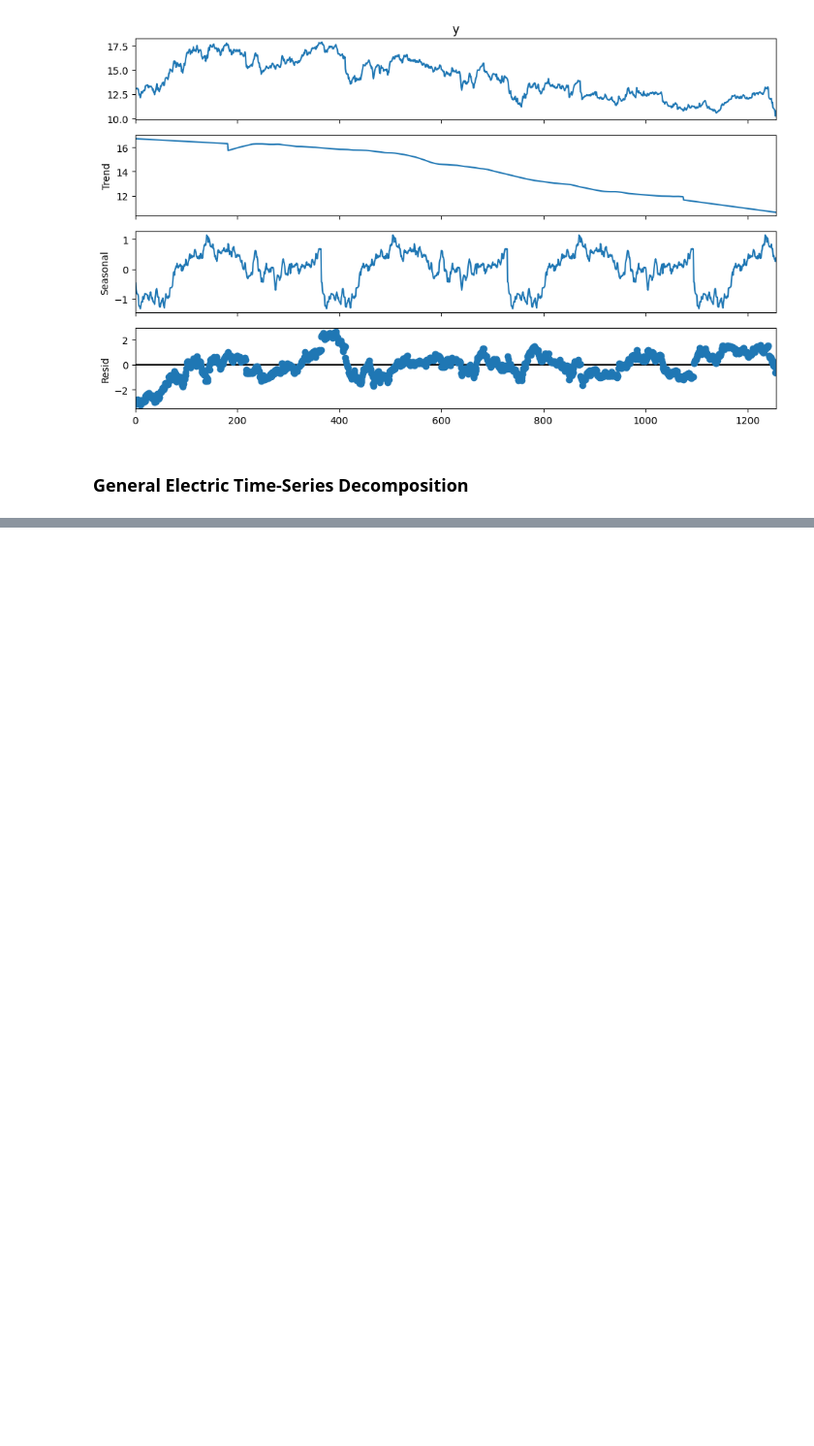
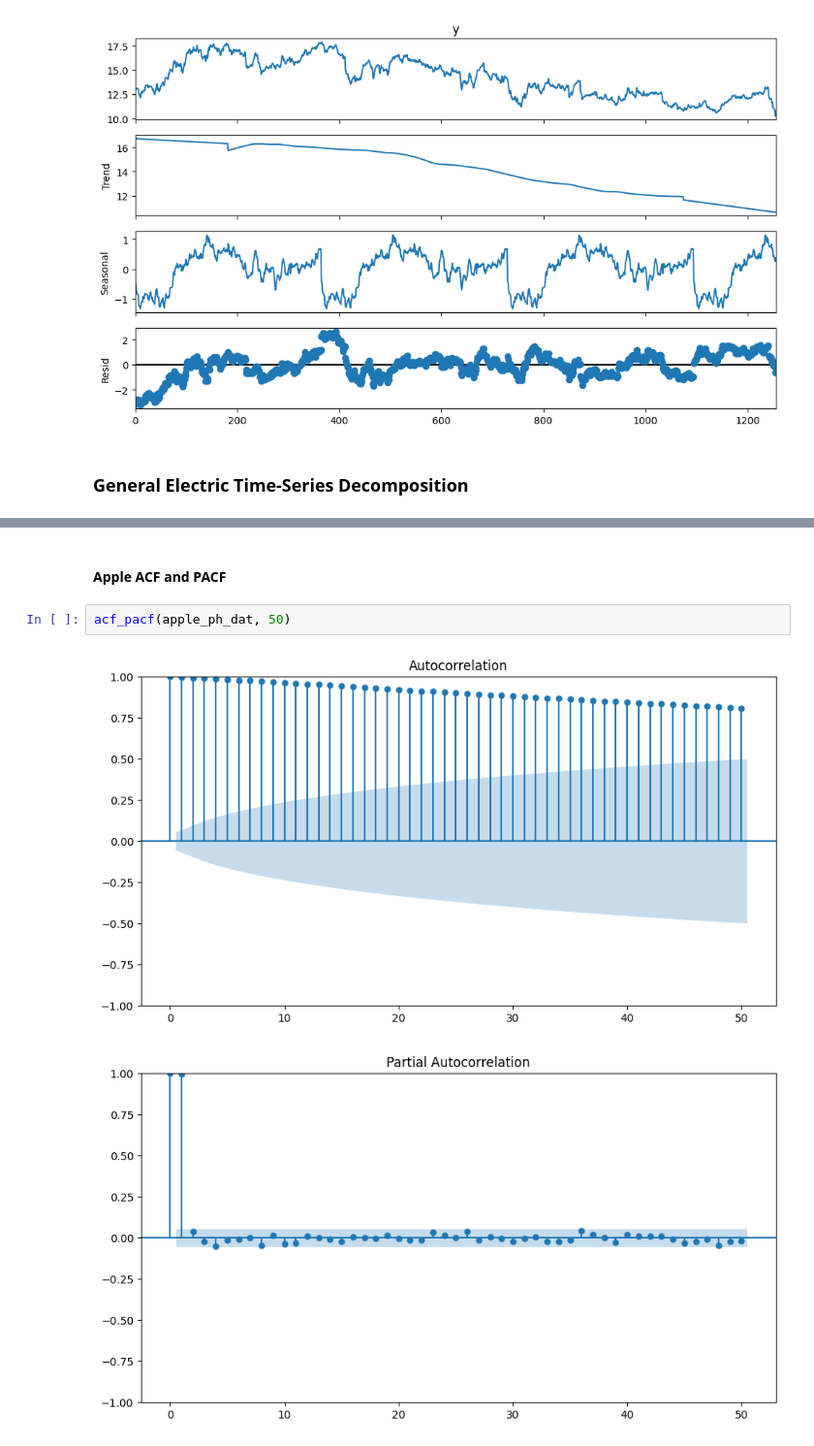
Before and after one commit to Vondent/stock-price-analysis, a Jupyter notebook: stock-price-analysis.ipynb, the cells around one changed output, grey strips where cells are left out. Shown at 97% size. Cells and saved outputs as stored; diff of their text form; blank space fills up the shorter version.

```diff
--- a/stock-price-analysis.ipynb
+++ b/stock-price-analysis.ipynb
@@ -1605,0 +1648,7 @@ ge_tr, ge_se, ge_re = decomposition(ge_ph_dat, 365)
+# %% [markdown]
+#### Apple ACF and PACF
+# %%
+acf_pacf(apple_ph_dat, 50)
+# %% [output]
+[figure, added]
+[figure, added]
```
Also changed, not shown: parts of 22 cells of this notebook.
